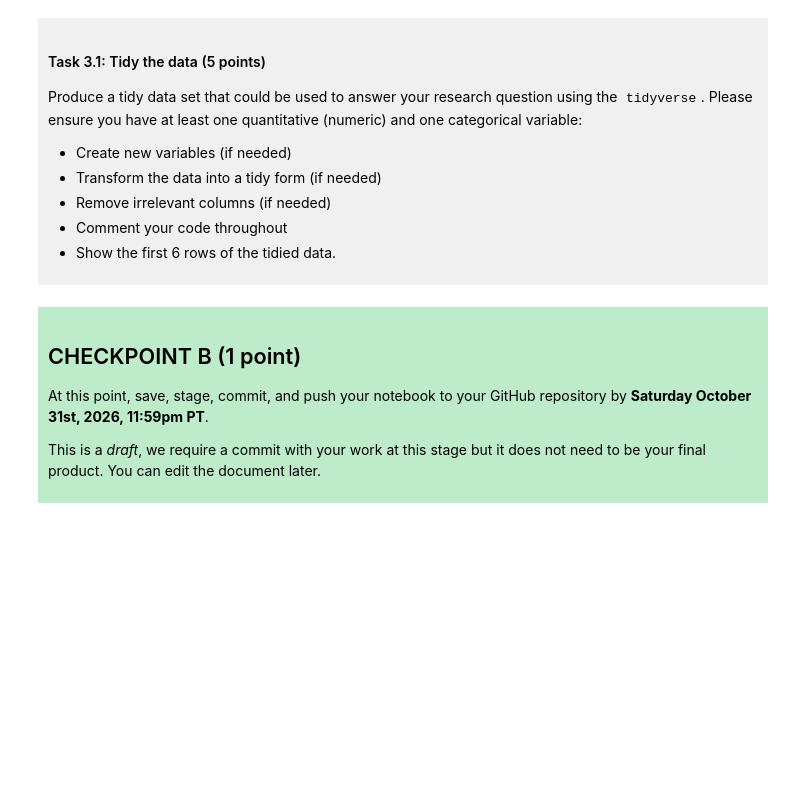
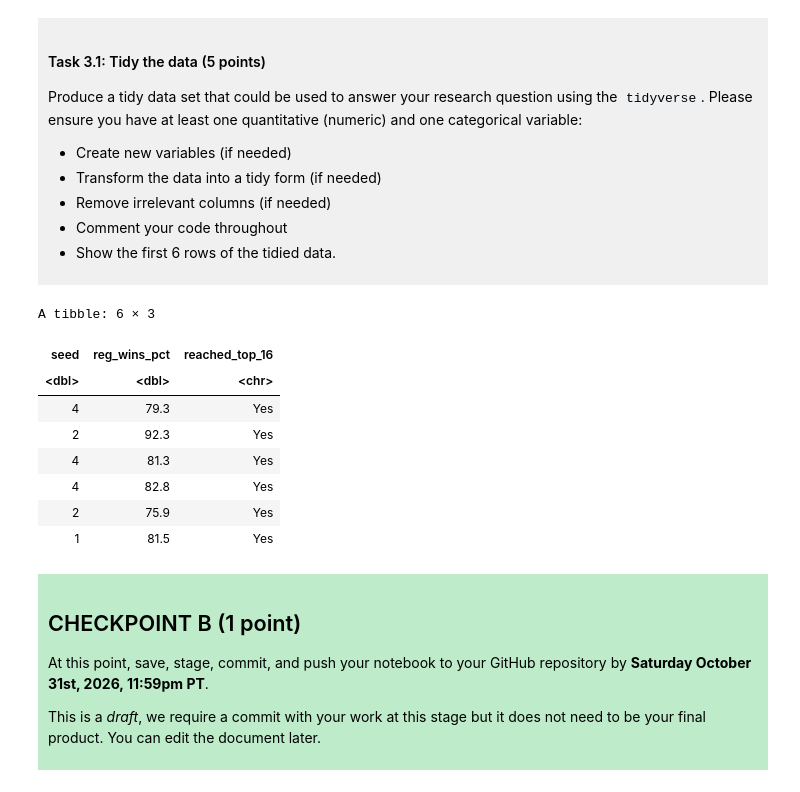
Before and after one commit to chloesieto/dsci-100-project-chloe-sieto, a Jupyter notebook: dsci-100-project-notebook.ipynb, the cells around one changed output. Saved outputs shown, nothing was run; the diff lists cells and outputs as text; code cells hidden in the pictures; blank space fills up the shorter version.

```diff
--- a/dsci-100-project-notebook.ipynb
+++ b/dsci-100-project-notebook.ipynb
@@ -189,7 +222,50 @@ Produce a tidy data set that could be used to answer your research question usin
 
 </div>
 # %%
-### EDIT THIS CODE CELL ###
+tidy_basketball_data <- basketball_data |>
+    #Selects/keeps columns that are needed: seed, reg_wins_pct (regional-season win percentage), tourney_finish (Tournament finish)
+    select(seed, reg_wins_pct, tourney_finish) |>
+    #Remove rows with missing values
+    drop_na(seed, reg_wins_pct, tourney_finish)|>
+    #Convert seed to numeric
+    mutate(seed = as.numeric(seed))
+
+#Keep/classify teams that reached top 16 (sweet sixteen)
+reached <- tidy_basketball_data |>
+    #Filters for teams that reached top 16
+    filter(tourney_finish == "top_16_loss" |
+           tourney_finish == "top_8_loss"|
+           tourney_finish == "top_4_loss"|
+           tourney_finish == "top_2_loss"|
+           tourney_finish == "champ") |>
+    #Make a column for wether or not a team reaches top 16
+    mutate(reached_top_16 = "Yes")
+
+#Keep/classify teams that were eliminated before top 16 (sweet sixteen)
+not_reached <- tidy_basketball_data |>
+    #Filters for teams that did not reach top 16
+    filter(tourney_finish == "first_round_loss" |
+           tourney_finish == "second_round_loss"|
+           tourney_finish == "opening_round_loss")|>
+    #Make a column for wether or not a team reaches top 16
+    mutate(reached_top_16 = "No")
+
+#Combine the two columns (reached and not_reached) into one column in tidy_basketball_data
+tidy_basketball_data <- bind_rows(reached, not_reached)|>
+    #Select the columns we want seed, reg_wins_pct (regional-season win percentage), reached_top_16
+    select(seed, reg_wins_pct, reached_top_16)
+
+head(tidy_basketball_data)
+# %% [output]
+A tibble: 6 × 3
+| seed | reg_wins_pct | reached_top_16 |
+| <dbl> | <dbl> | <chr> |
+| 4 | 79.3 | Yes |
+| 2 | 92.3 | Yes |
+| 4 | 81.3 | Yes |
+| 4 | 82.8 | Yes |
+| 2 | 75.9 | Yes |
+| 1 | 81.5 | Yes |
 # %% [markdown]
 <div style="background-color: #beebca; padding: 10px;">
 
```
Also changed, not shown: parts of 3 cells of this notebook.
